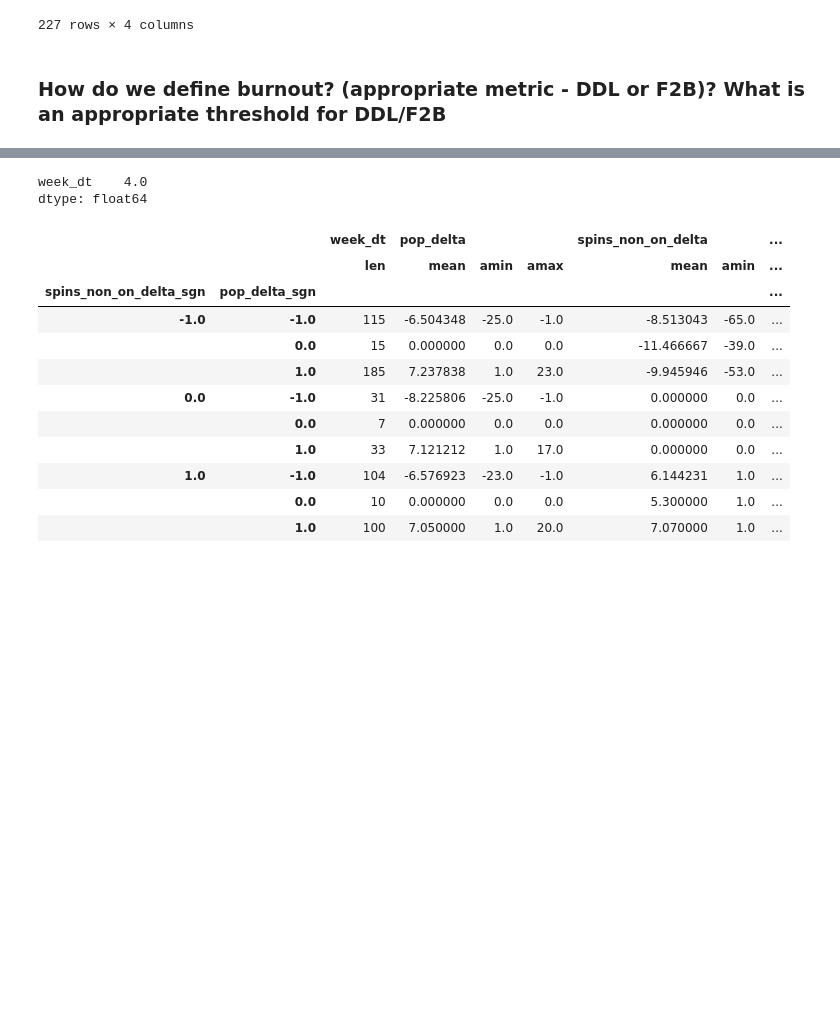
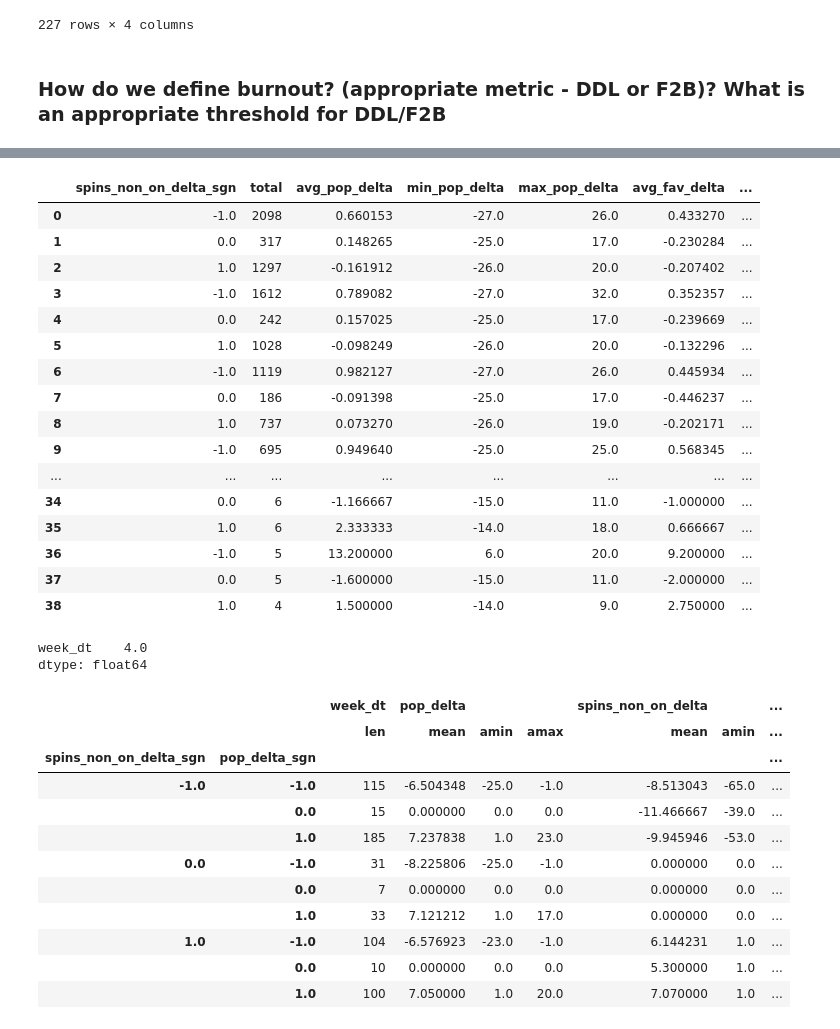
Before and after one commit to gjampanih/adds-early-burnout-warning-model, a Jupyter notebook: notebooks/ebw_metrics_analysis.ipynb, the cells around one changed output, grey strips where cells are left out. Drawn from its saved outputs; the diff is of its cells as text; code cells hidden in the pictures; blank space fills up the shorter version.

```diff
--- a/notebooks/ebw_metrics_analysis.ipynb
+++ b/notebooks/ebw_metrics_analysis.ipynb
@@ -563,3 +589,23 @@ df_temp_filter['pop_delta'] = df_test
+# %%
+df_all_stats.reset_index(drop=True)
+# %% [output]
+|  | spins_non_on_delta_sgn | total | avg_pop_delta | min_pop_delta | max_pop_delta | avg_fav_delta | ... |
+| 0 | -1.0 | 2098 | 0.660153 | -27.0 | 26.0 | 0.433270 | ... |
+| 1 | 0.0 | 317 | 0.148265 | -25.0 | 17.0 | -0.230284 | ... |
+| 2 | 1.0 | 1297 | -0.161912 | -26.0 | 20.0 | -0.207402 | ... |
+| 3 | -1.0 | 1612 | 0.789082 | -27.0 | 32.0 | 0.352357 | ... |
+| 4 | 0.0 | 242 | 0.157025 | -25.0 | 17.0 | -0.239669 | ... |
+| 5 | 1.0 | 1028 | -0.098249 | -26.0 | 20.0 | -0.132296 | ... |
+| 6 | -1.0 | 1119 | 0.982127 | -27.0 | 26.0 | 0.445934 | ... |
+| 7 | 0.0 | 186 | -0.091398 | -25.0 | 17.0 | -0.446237 | ... |
+| 8 | 1.0 | 737 | 0.073270 | -26.0 | 19.0 | -0.202171 | ... |
+| 9 | -1.0 | 695 | 0.949640 | -25.0 | 25.0 | 0.568345 | ... |
+| ... | ... | ... | ... | ... | ... | ... | ... |
+| 34 | 0.0 | 6 | -1.166667 | -15.0 | 11.0 | -1.000000 | ... |
+| 35 | 1.0 | 6 | 2.333333 | -14.0 | 18.0 | 0.666667 | ... |
+| 36 | -1.0 | 5 | 13.200000 | 6.0 | 20.0 | 9.200000 | ... |
+| 37 | 0.0 | 5 | -1.600000 | -15.0 | 11.0 | -2.000000 | ... |
+| 38 | 1.0 | 4 | 1.500000 | -14.0 | 9.0 | 2.750000 | ... |
 # %%
 df_temp_filter.groupby(['mediabase_id', 'call_letters']).agg({'week_dt': len}).median()
 # %% [output]
```
Also changed, not shown: parts of 1 cell of this notebook.
